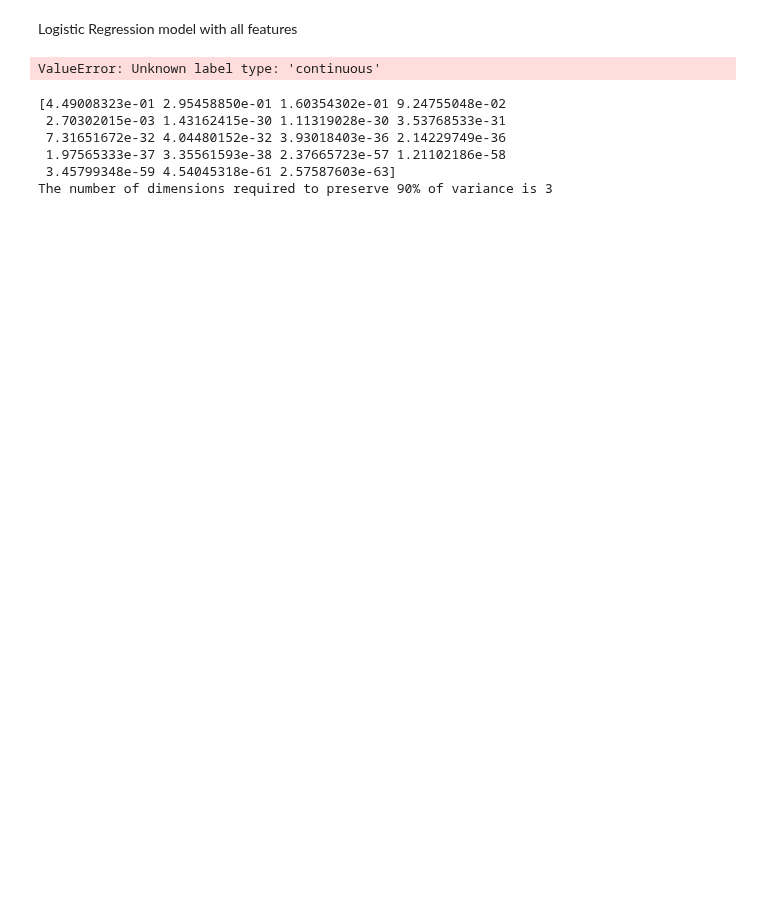
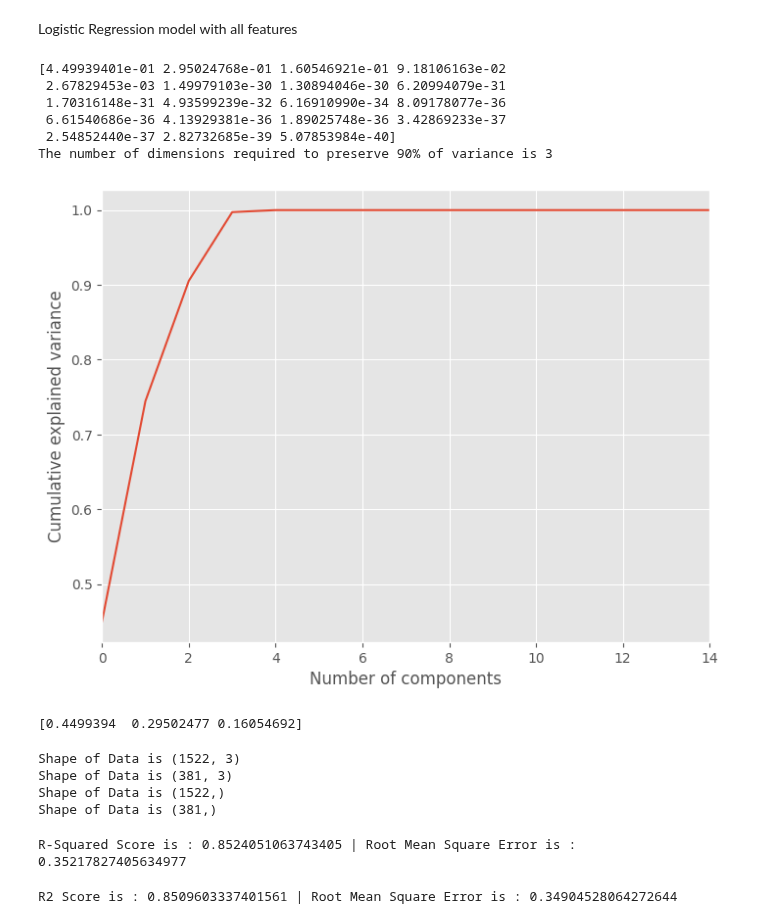
Before and after one commit to nirb28/ee-predict, a Jupyter notebook: large/eda.ipynb, the cells around one changed output. Drawn from its saved outputs; the diff is of its cells as text; code cells hidden in the pictures; blank space fills up the shorter version.

```diff
--- a/large/eda.ipynb
+++ b/large/eda.ipynb
@@ -294,29 +273,21 @@ X_train.head()
 # %% [markdown]
 Logistic Regression model with all features
-# %%
-from sklearn.linear_model import LogisticRegression
-from sklearn.metrics import accuracy_score
-
-logreg = LogisticRegression()
-logreg.fit(X_train, y_train)
-y_pred = logreg.predict(X_test)
-
-print('Logistic Regression accuracy score with all the features: {0:0.4f}'. format(accuracy_score(y_test, y_pred)))
-# %% [output]
-ValueError: Unknown label type: 'continuous'
 # %%
+from sklearn.preprocessing import StandardScaler
+scaler = StandardScaler()
+X_std = scaler.fit_transform(X)
 from sklearn.decomposition import PCA
 pca = PCA()
-X_train = pca.fit_transform(X_train)
+X_pca = pca.fit_transform(X_std)
 print(pca.explained_variance_ratio_)
 
 cumsum = np.cumsum(pca.explained_variance_ratio_)
 dim = np.argmax(cumsum >= 0.90) + 1
 print('The number of dimensions required to preserve 90% of variance is', dim)
 # %% [output]
-[4.49008323e-01 2.95458850e-01 1.60354302e-01 9.24755048e-02
- 2.70302015e-03 1.43162415e-30 1.11319028e-30 3.53768533e-31
- 7.31651672e-32 4.04480152e-32 3.93018403e-36 2.14229749e-36
- 1.97565333e-37 3.35561593e-38 2.37665723e-57 1.21102186e-58
- 3.45799348e-59 4.54045318e-61 2.57587603e-63]
+[4.49939401e-01 2.95024768e-01 1.60546921e-01 9.18106163e-02
+ 2.67829453e-03 1.49979103e-30 1.30894046e-30 6.20994079e-31
+ 1.70316148e-31 4.93599239e-32 6.16910990e-34 8.09178077e-36
+ 6.61540686e-36 4.13929381e-36 1.89025748e-36 3.42869233e-37
+ 2.54852440e-37 2.82732685e-39 5.07853984e-40]
 The number of dimensions required to preserve 90% of variance is 3
@@ -326,0 +294,16 @@ print('The number of dimensions required to preserve 90% of variance is',dim)
+# %%
+plt.figure(figsize=(8,6))
+plt.plot(np.cumsum(pca.explained_variance_ratio_))
+plt.xlim(0,14,1)
+plt.xlabel('Number of components')
+plt.ylabel('Cumulative explained variance')
+plt.show()
+# %% [output]
+[figure, added]
+# %%
+from sklearn.decomposition import PCA
+pca = PCA(n_components=3)
+X_pca = pca.fit_transform(X_std)
+print(pca.explained_variance_ratio_)
+# %% [output]
+[0.4499394  0.29502477 0.16054692]
@@ -326,0 +313,33 @@ print('The number of dimensions required to preserve 90% of variance is',dim)
+# %%
+X_train,X_test,y_train,y_test = train_test_split(X_pca,y,test_size=0.2)
+for i in [X_train,X_test,y_train,y_test]:
+    print("Shape of Data is {}".format(i.shape))
+# %% [output]
+Shape of Data is (1522, 3)
+Shape of Data is (381, 3)
+Shape of Data is (1522,)
+Shape of Data is (381,)
+# %%
+# import libraires needed to perform our Regression
+from sklearn.metrics import mean_squared_error
+from sklearn.linear_model import LinearRegression
+from sklearn.metrics import r2_score
+# Lets train our model on training data and predict also on training to see results
+lr = LinearRegression()
+lr.fit(X_train,y_train)
+y_pred = lr.predict(X_train)
+r2 = r2_score(y_train,y_pred)
+rmse = np.sqrt(mean_squared_error(y_train,y_pred))
+print('R-Squared Score is : {} | Root Mean Square Error is : {}'.format(r2,rmse))
+# %% [output]
+R-Squared Score is : 0.8524051063743405 | Root Mean Square Error is : 0.35217827405634977
+# %%
+# Lets train our model on training data and predict on testing to see results
+lr = LinearRegression()
+lr.fit(X_train,y_train)
+y_pred = lr.predict(X_test)
+r2 = r2_score(y_test,y_pred)
+rmse = np.sqrt(mean_squared_error(y_test,y_pred))
+print('R2 Score is : {} | Root Mean Square Error is : {}'.format(r2,rmse))
+# %% [output]
+R2 Score is : 0.8509603337401561 | Root Mean Square Error is : 0.34904528064272644
```
Also changed, not shown: parts of 5 cells of this notebook.
